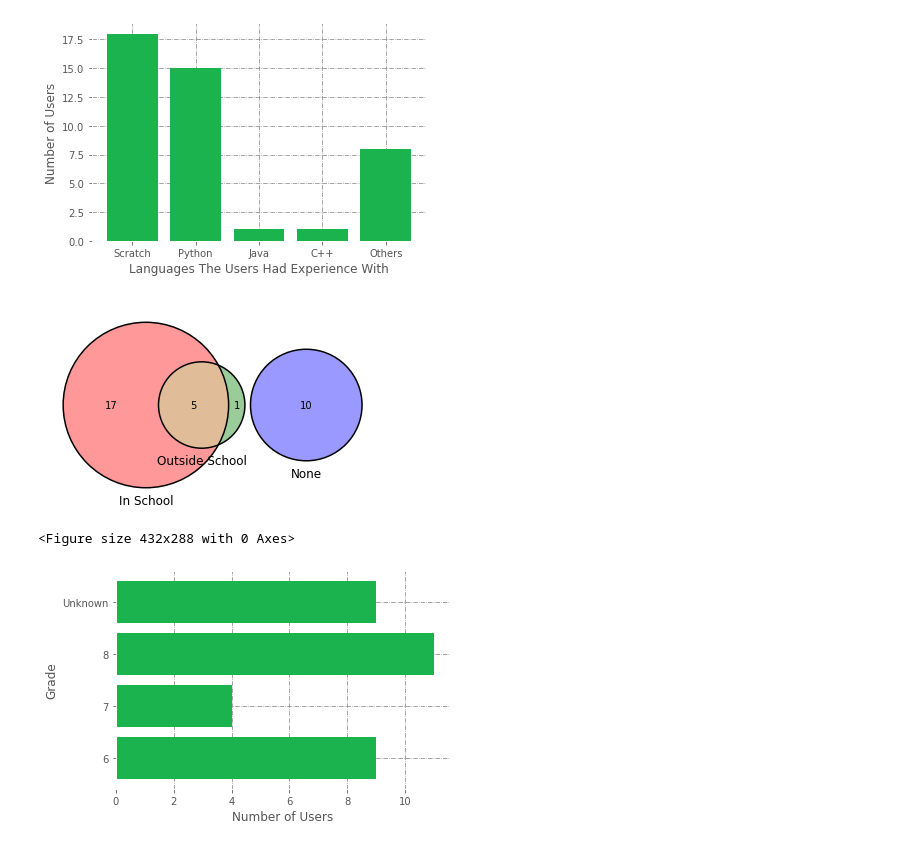
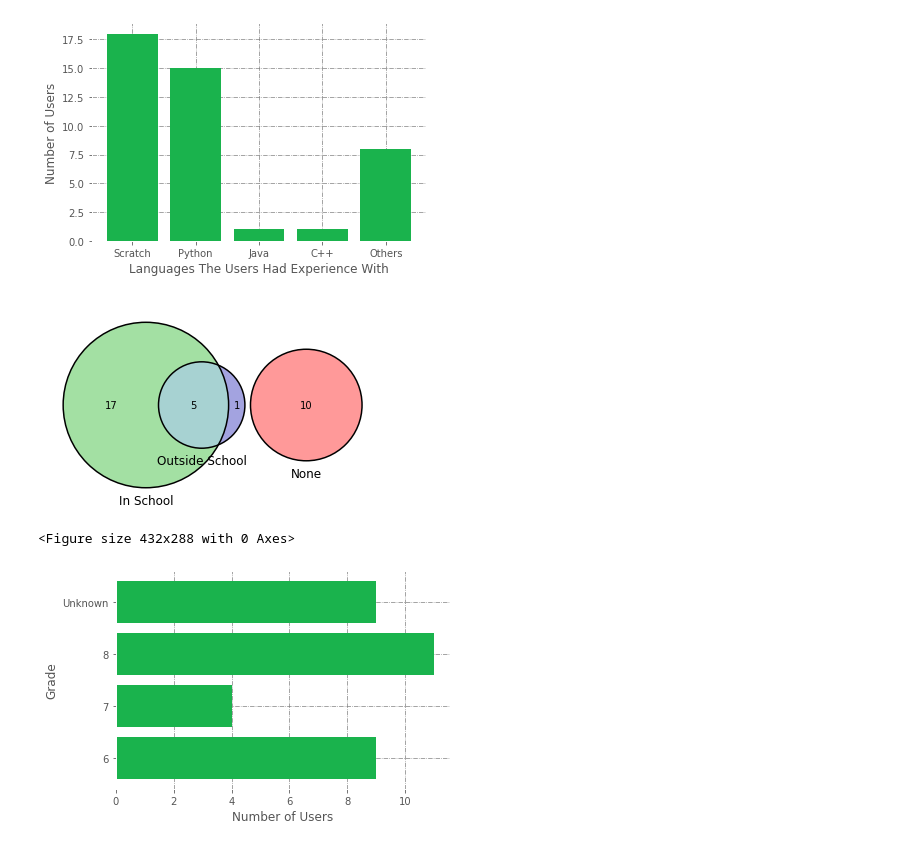
Before and after one commit to ab-apps/aryabota-services, a Jupyter notebook: Charts/Users_ProgExp.ipynb, the cells around one changed output. Saved outputs shown, nothing was run; the diff lists cells and outputs as text; code cells hidden in the pictures.

```diff
--- a/Charts/Users_ProgExp.ipynb
+++ b/Charts/Users_ProgExp.ipynb
@@ -51,22 +51,22 @@ tikzplotlib.save("fig2.tex")
 # %%
 from matplotlib_venn import venn3, venn3_circles
 
 fig = plt.figure()
 ax = fig.add_subplot(111)
 
 # depict venn diagram
-v = venn3(subsets=(17, 1, 5, 10, 0, 0, 0),
+v = venn3(subsets=(17, 1, 5, 10, 0, 0, 0),  set_colors=((0.1, 0.7, 0.1), (0.1, 0.1, 0.7), 'r'),
           set_labels=('In School', 'Outside School', 'None'))
 
 
 # add outline
 venn3_circles(subsets=(17, 1, 5, 10, 0, 0, 0),
               linewidth=1.5)
 
 plt.show()
 tikzplotlib.save("fig3.tex")
 # %% [output]
-[figure, old version]
+[figure, new version]
 <Figure size 432x288 with 0 Axes>
 # %%
 df = pd.read_csv('Users_Grade.csv')
```
Also changed, not shown: parts of 3 cells of this notebook, 9 other files.
